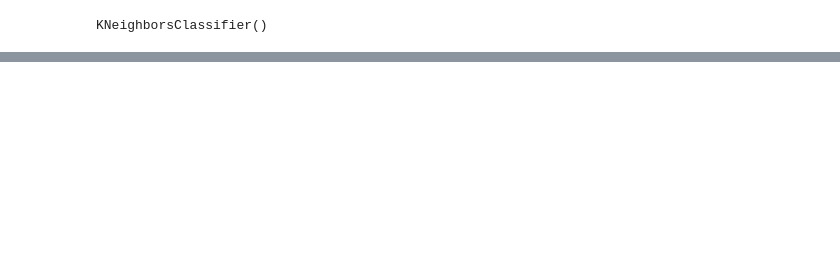
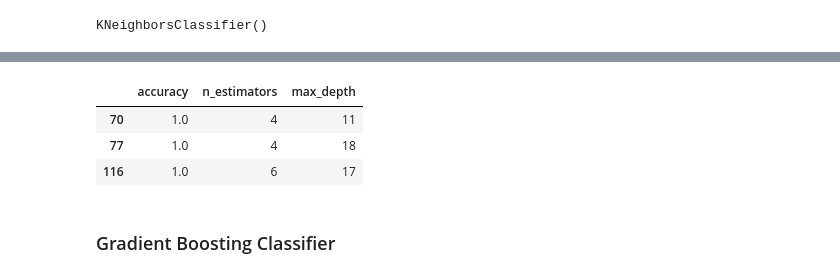
Before and after one commit to myadryshnikova/ML_practice, a Jupyter notebook: SUSU practice/knn/KNN and Decision Trees.ipynb, the cells around one changed output, grey strips where cells are left out. Cells and saved outputs as stored; diff of their text form; code cells hidden in the pictures; blank space fills up the shorter version.

```diff
--- a/SUSU practice/knn/KNN.ipynb
+++ b/SUSU practice/knn/KNN and Decision Trees.ipynb
@@ -262,0 +408,22 @@ get_accuracy(logistic_regression.predict(X_test), y_test)
+# %%
+accuracy_list = []
+n_estimators_list = [i for i in range(1, 26)]
+max_depth_list = [i for i in range(1, 21)]
+
+results = {'accuracy': [],
+           'n_estimators': [],
+           'max_depth': []}
+
+for n_estimators in n_estimators_list:
+    for max_depth in max_depth_list:
+        results['n_estimators'].append(n_estimators)
+        results['max_depth'].append(max_depth)
+
+        random_forest_clf = RandomForestClassifier(n_estimators=n_estimators,
+                                                   max_depth=max_depth)
+        random_forest_clf.fit(X_train, y_train)
+        results['accuracy'].append(get_accuracy(random_forest_clf.predict(X_test), y_test))
+
+table_with_results = pd.DataFrame(data=results)
+
+table_with_results[table_with_results['accuracy'] > 0.9]
@@ -262,0 +444,9 @@ get_accuracy(logistic_regression.predict(X_test), y_test)
+# %%
+table_with_results[table_with_results['accuracy'] == 1.0]
+# %% [output]
+|  | accuracy | n_estimators | max_depth |
+| 70 | 1.0 | 4 | 11 |
+| 77 | 1.0 | 4 | 18 |
+| 116 | 1.0 | 6 | 17 |
+# %% [markdown]
+### Gradient Boosting Classifier
```
Also changed, not shown: parts of 28 cells of this notebook.
